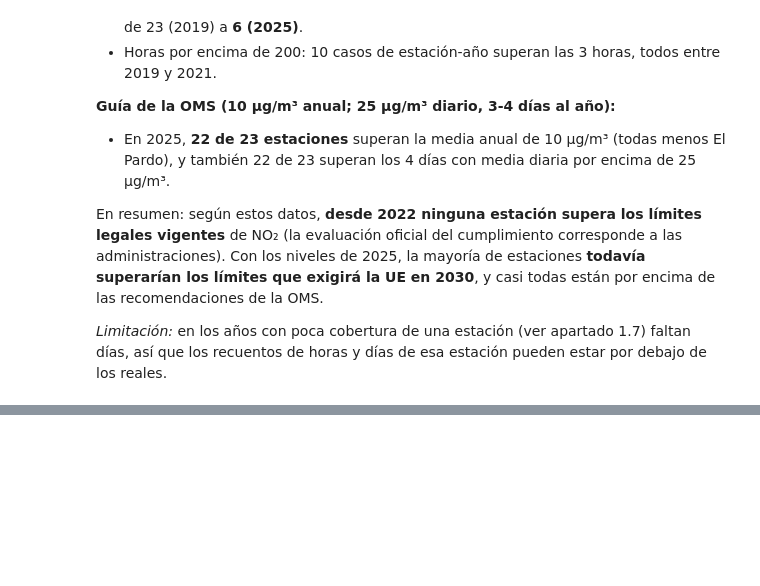
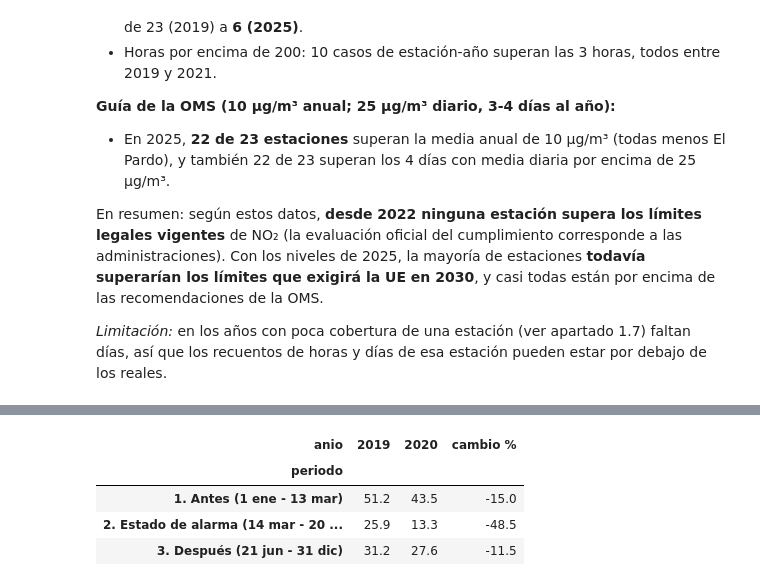
Before and after one commit to funki79/calidad-aire-madrid, a Jupyter notebook: notebooks/analisis.ipynb, the cells around one changed output, grey strips where cells are left out. Cells and saved outputs as stored; diff of their text form; code cells hidden in the pictures; blank space fills up the shorter version.

```diff
--- a/notebooks/analisis.ipynb
+++ b/notebooks/analisis.ipynb
@@ -805,0 +822,33 @@ los recuentos de horas y días de esa estación pueden estar por debajo de los r
+# %%
+INICIO_ALARMA = pd.Timestamp("2020-03-14")
+FIN_ALARMA = pd.Timestamp("2020-06-21")  # termina a las 00:00 del 21 de junio
+
+# Media diaria de Madrid = media de las medias diarias de las 19 estaciones fijas
+diarias_fijas = diarias[diarias["nombre_estacion"].isin(estaciones_fijas)]
+madrid_diaria = diarias_fijas.groupby("dia")["media"].mean()
+
+def periodo(dia):
+    # Clasifica un día según su posición respecto al estado de alarma (mismas fechas en 2019 y 2020)
+    fecha = dia.replace(year=2020)
+    if fecha < INICIO_ALARMA:
+        return "1. Antes (1 ene - 13 mar)"
+    elif fecha < FIN_ALARMA:
+        return "2. Estado de alarma (14 mar - 20 jun)"
+    else:
+        return "3. Después (21 jun - 31 dic)"
+
+comparacion = madrid_diaria[madrid_diaria.index.year.isin([2019, 2020])].to_frame("media")
+comparacion["anio"] = comparacion.index.year
+# El 29 de febrero solo existe en 2020; se quita para comparar las mismas fechas
+comparacion = comparacion[~((comparacion.index.month == 2) & (comparacion.index.day == 29))]
+comparacion["periodo"] = [periodo(d) for d in comparacion.index]
+
+tabla_periodos = comparacion.pivot_table(index="periodo", columns="anio", values="media", aggfunc="mean")
+tabla_periodos["cambio %"] = (tabla_periodos[2020] / tabla_periodos[2019] - 1) * 100
+tabla_periodos.round(1)
+# %% [output]
+| anio | 2019 | 2020 | cambio % |
+| periodo |  |  |  |
+| 1. Antes (1 ene - 13 mar) | 51.2 | 43.5 | -15.0 |
+| 2. Estado de alarma (14 mar - 20 ... | 25.9 | 13.3 | -48.5 |
+| 3. Después (21 jun - 31 dic) | 31.2 | 27.6 | -11.5 |
```
Also changed, not shown: parts of 3 cells of this notebook.
